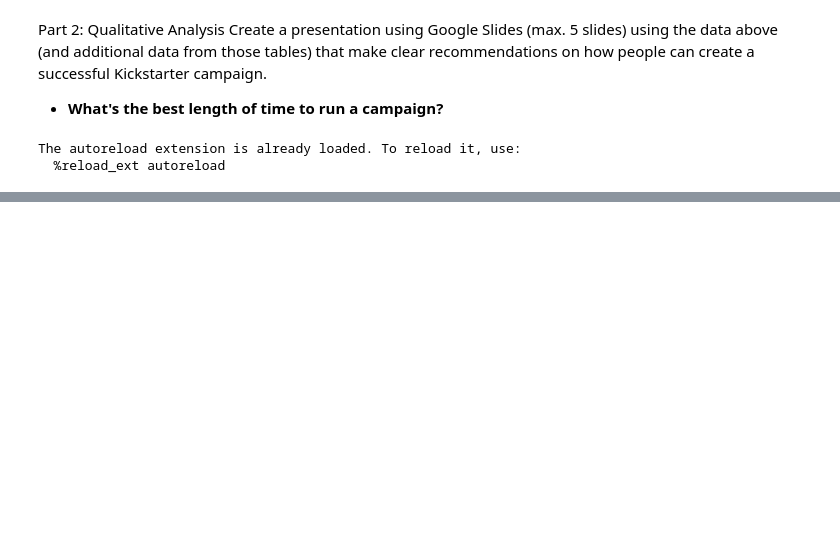
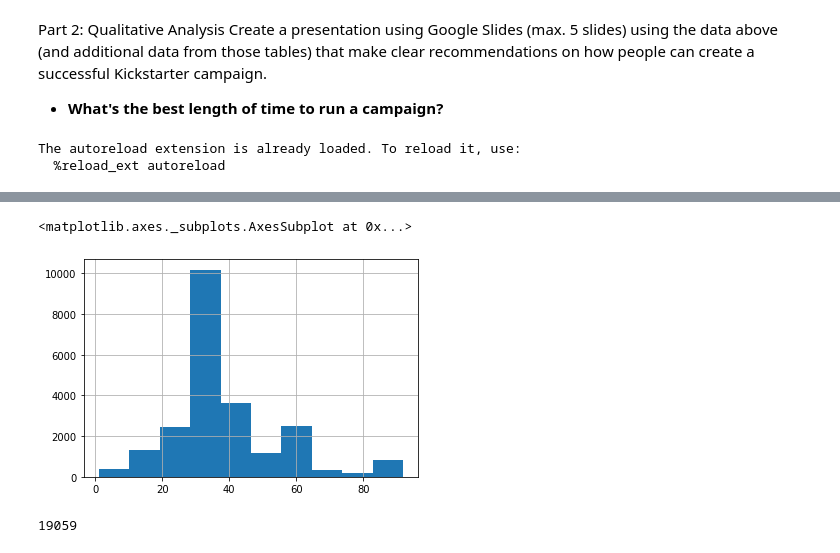
Before and after one commit to nygeog/general_assembly_data_analysis, a Jupyter notebook: part_2_a_best_length_time_campaign.ipynb, the cells around one changed output, grey strips where cells are left out. Drawn from its saved outputs; the diff is of its cells as text; code cells hidden in the pictures; blank space fills up the shorter version.

```diff
--- a/part_2_a_best_length_time_campaign.ipynb
+++ b/part_2_a_best_length_time_campaign.ipynb
@@ -27,0 +58,13 @@ plt.scatter(df['funded percentage'], df.duration, s=df['funded percentage'])
+# %%
+dfms = dfm[(dfm.status == 'successful')]
+
+dfms.duration.hist()
+# %% [output]
+<matplotlib.axes._subplots.AxesSubplot at 0x...>
+[figure, added]
+# %%
+dfmu = dfm[(dfm.status != 'successful') & (dfm.status != 'live')]
+
+print(len(dfmu.index))
+# %% [output]
+19059
```
Also changed, not shown: parts of 6 cells of this notebook, 3 other files.
